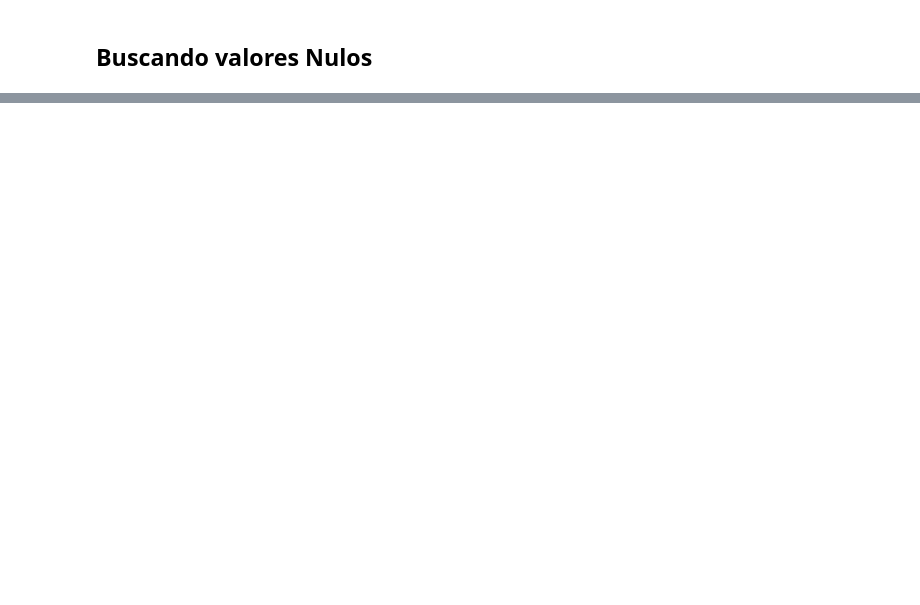
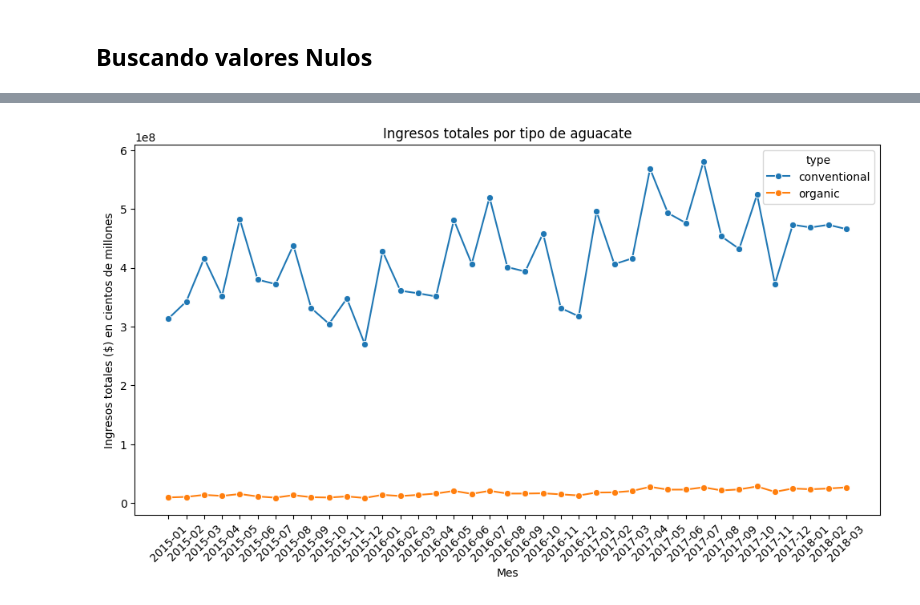
Before and after one commit to juancursed/avocado_prices, a Jupyter notebook: main.ipynb, the cells around one changed output, grey strips where cells are left out. Cells and saved outputs as stored; diff of their text form; code cells hidden in the pictures; blank space fills up the shorter version.

```diff
--- a/main.ipynb
+++ b/main.ipynb
@@ -117,0 +194,13 @@ plt.show()
+# %%
+#Ingresos por tipo
+ingreso_por_tipo = df.groupby(['type', 'year_month'])['ingreso_total'].sum().reset_index()
+plt.figure(figsize=(12, 6))
+
+sns.lineplot(data=ingreso_por_tipo,x= 'year_month', y='ingreso_total', hue='type', marker="o")
+plt.title('Ingresos totales por tipo de aguacate')
+plt.xlabel('Mes')
+plt.ylabel('Ingresos totales ($) en cientos de millones')
+plt.xticks(rotation=45)
+plt.show()
+# %% [output]
+[figure, added]
```
Also changed, not shown: parts of 9 cells of this notebook.
